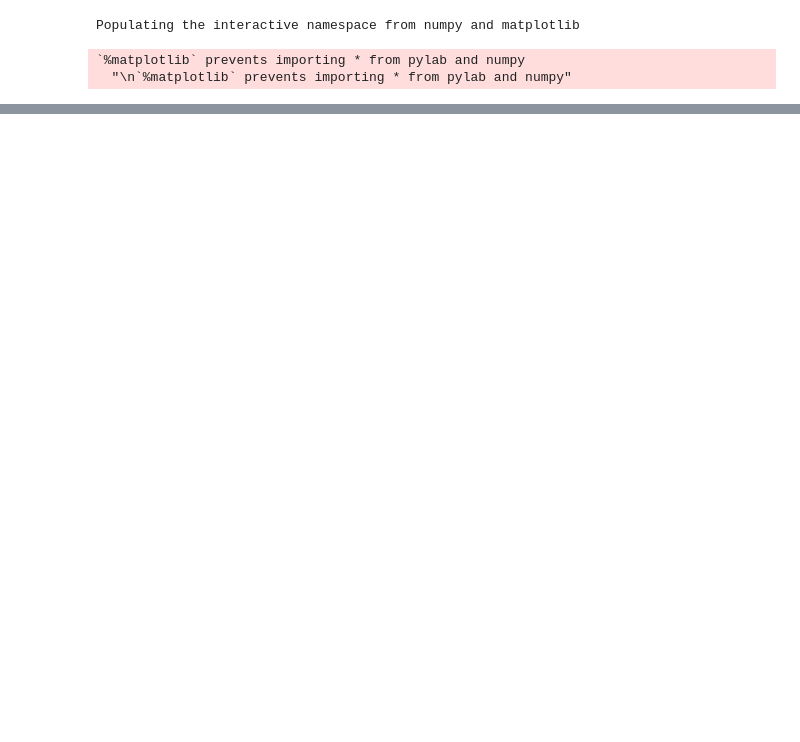
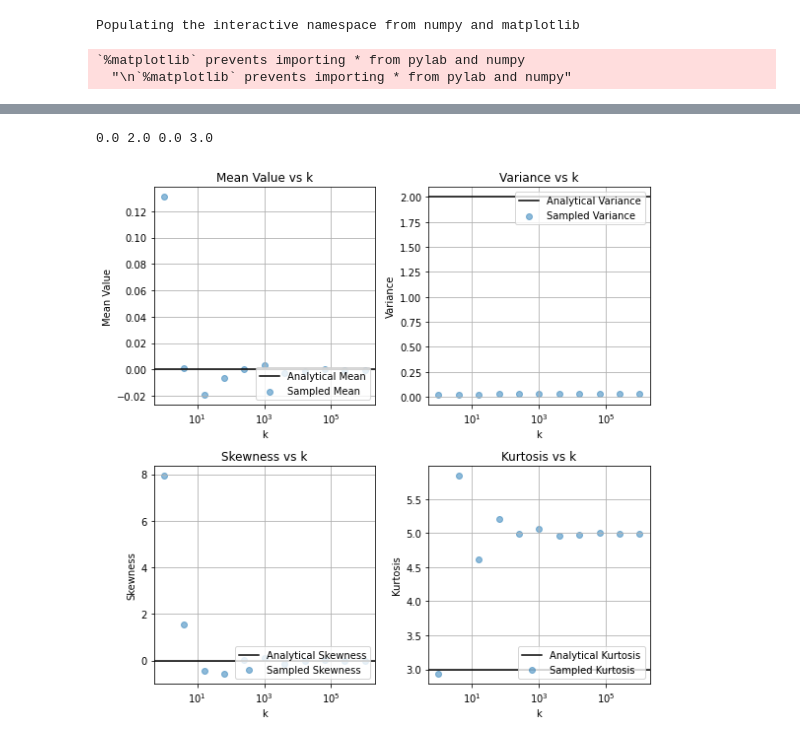
Before and after one commit to comooney711/DSPS_ACrossman, a Jupyter notebook: HW4/HW4_Problem_1.ipynb, the cells around one changed output, grey strips where cells are left out. Drawn from its saved outputs; the diff is of its cells as text; code cells hidden in the pictures; blank space fills up the shorter version.

```diff
--- a/HW4/HW4_Problem_1.ipynb
+++ b/HW4/HW4_Problem_1.ipynb
@@ -68,0 +68,41 @@ fig1.tight_layout()
+# %%
+def FindExp(dis,k):
+  return (np.sum(np.multiply(dis,k))/len(k))
+# %%
+def FindVar(dis,k,mean):
+  return (np.sum((k-mean)**2 * dis)/len(k))
+# %%
+def FindSkew(dis,k,mean,var):
+  cubed = np.sum(np.multiply(dis,k**3))/len(k)
+  numer = cubed + (3*mean*var) - (mean**3)
+  denom = var**(3/2)
+  return (numer/denom)
+# %%
+def FindKurt(dis,k,mean,var,skew):
+  return (np.sum((k-mean)**4 * dis)/(len(k)*var**2))
+# %%
+x = np.array([4**i for i in range(11)],dtype=int)
+means, vars, skews, kurts = [], [], [], []
+true_mean, true_var, true_skew, true_kurt = sp.stats.laplace.stats(moments='mvsk')
+for i in x:
+  k = np.random.rand(i)-.5
+  dis = sp.stats.laplace.pdf(k)
+
+  mean = FindExp(dis,k)
+  means.append(FindExp(dis,k))
+
+  var = FindVar(dis,k,mean)
+  vars.append(FindVar(dis,k,mean))
+
+  skew = FindSkew(dis,k,mean,var)
+  skews.append(FindSkew(dis,k,mean,var))
+
+  kurts.append(FindKurt(dis,k,mean,var,skew))
+  #vars.append(dis.var())
+  #skews.append(sp.stats.skew(dis))
+  #kurts.append(sp.stats.kurtosis(dis))
+print(true_mean,true_var,true_skew,true_kurt)
+makePlots(means,vars,skews,kurts,x,"k",true_mean,true_var,true_skew,true_kurt);
+# %% [output]
+0.0 2.0 0.0 3.0
+[figure, added]
```
Also changed, not shown: parts of 6 cells of this notebook.
